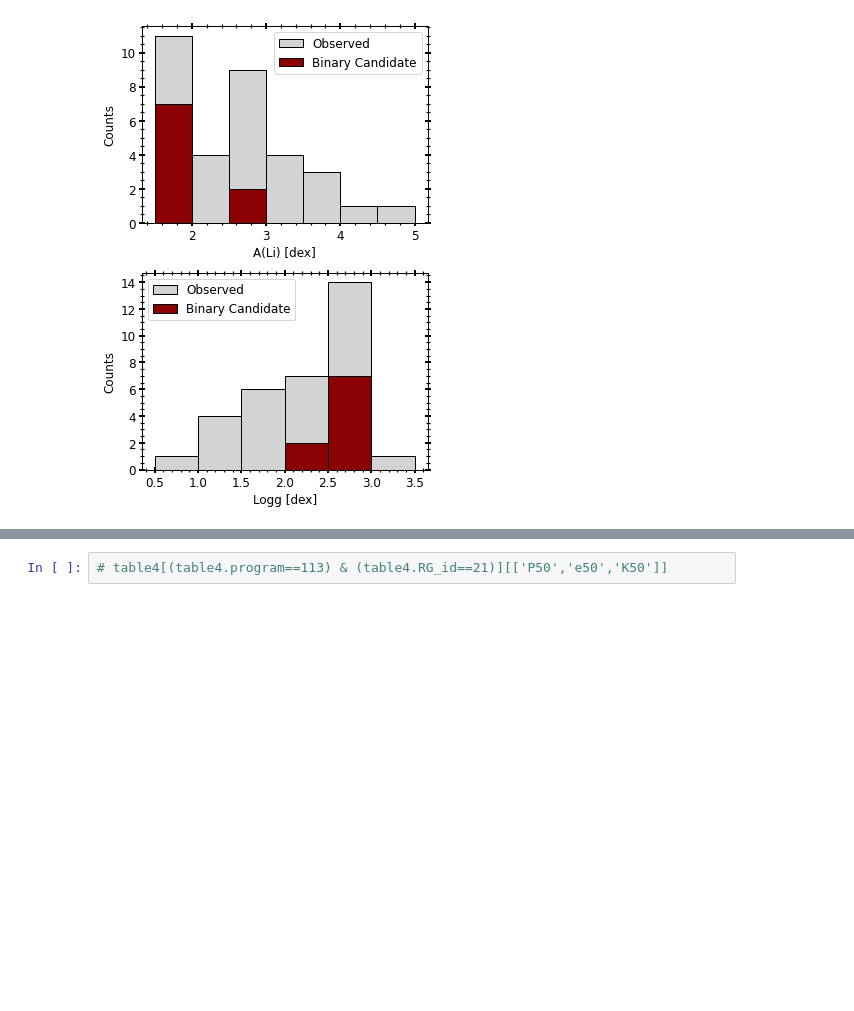
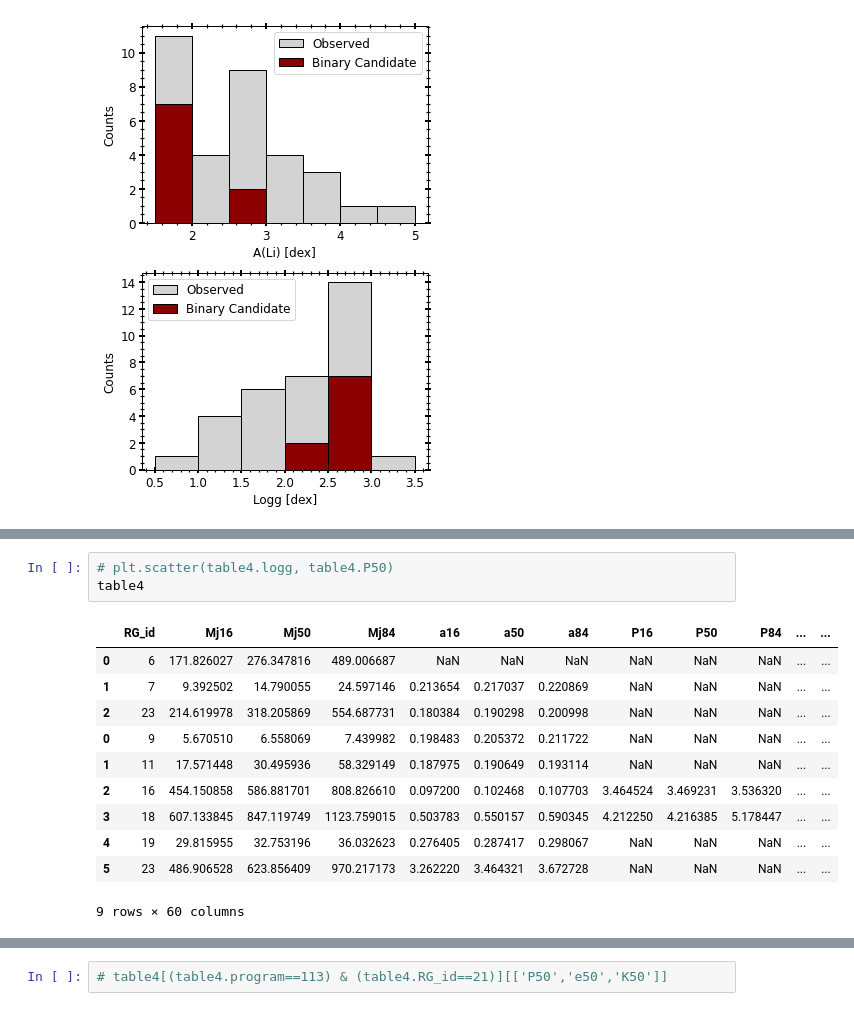
Before and after one commit to MaryumSayeed/ESPRESSO, a Jupyter notebook: scripts/make_tables.ipynb, the cells around one changed output, grey strips where cells are left out. Saved outputs shown, nothing was run; the diff lists cells and outputs as text; blank space fills up the shorter version.

```diff
--- a/scripts/make_tables.ipynb
+++ b/scripts/make_tables.ipynb
@@ -662,3 +740,18 @@ table4.sort_values(by='Mj50')[['obj_name','program','RG_id','teff','Li_val','m_a
+# %%
+# plt.scatter(table4.logg, table4.P50)
+table4
+# %% [output]
+|  | RG_id | Mj16 | Mj50 | Mj84 | a16 | a50 | a84 | P16 | P50 | P84 | ... | ... |
+| 0 | 6 | 171.826027 | 276.347816 | 489.006687 | NaN | NaN | NaN | NaN | NaN | NaN | ... | ... |
+| 1 | 7 | 9.392502 | 14.790055 | 24.597146 | 0.213654 | 0.217037 | 0.220869 | NaN | NaN | NaN | ... | ... |
+| 2 | 23 | 214.619978 | 318.205869 | 554.687731 | 0.180384 | 0.190298 | 0.200998 | NaN | NaN | NaN | ... | ... |
+| 0 | 9 | 5.670510 | 6.558069 | 7.439982 | 0.198483 | 0.205372 | 0.211722 | NaN | NaN | NaN | ... | ... |
+| 1 | 11 | 17.571448 | 30.495936 | 58.329149 | 0.187975 | 0.190649 | 0.193114 | NaN | NaN | NaN | ... | ... |
+| 2 | 16 | 454.150858 | 586.881701 | 808.826610 | 0.097200 | 0.102468 | 0.107703 | 3.464524 | 3.469231 | 3.536320 | ... | ... |
+| 3 | 18 | 607.133845 | 847.119749 | 1123.759015 | 0.503783 | 0.550157 | 0.590345 | 4.212250 | 4.216385 | 5.178447 | ... | ... |
+| 4 | 19 | 29.815955 | 32.753196 | 36.032623 | 0.276405 | 0.287417 | 0.298067 | NaN | NaN | NaN | ... | ... |
+| 5 | 23 | 486.906528 | 623.856409 | 970.217173 | 3.262220 | 3.464321 | 3.672728 | NaN | NaN | NaN | ... | ... |
+9 rows × 60 columns
 # %%
 def rv_variable(df, ax,binary=False):
     '''
```
Also changed, not shown: parts of 16 cells of this notebook, 3 other files.
